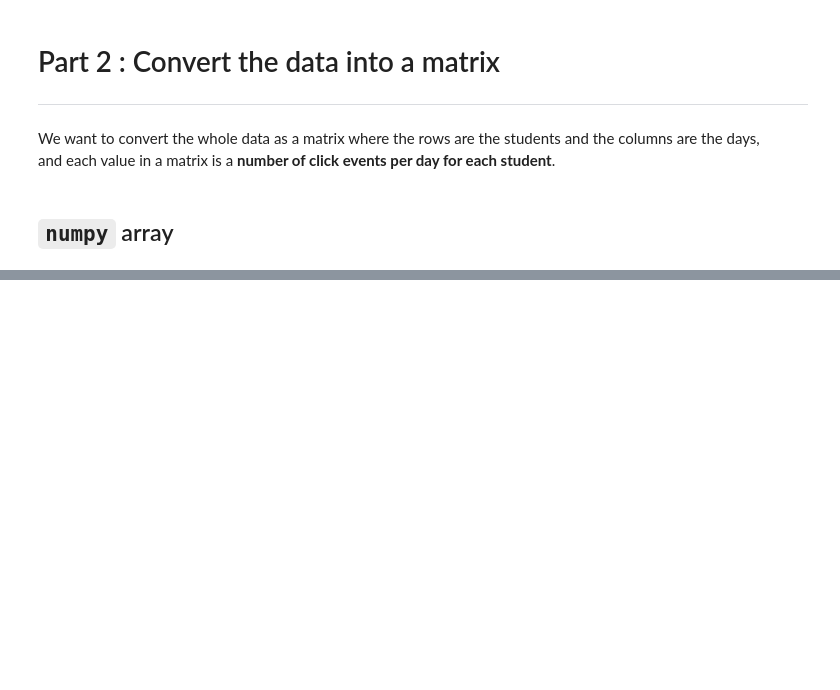
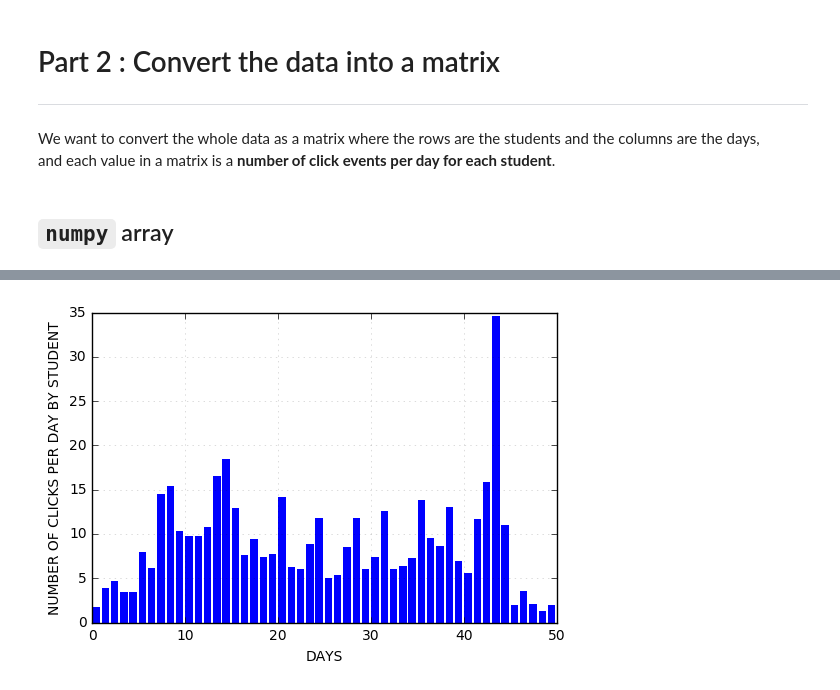
Before and after one commit to jihyunp/IVLE_Clickstream_Workshop, a Jupyter notebook: IVLE_Workshop_draft.ipynb, the cells around one changed output, grey strips where cells are left out. Cells and saved outputs as stored; diff of their text form; code cells hidden in the pictures; blank space fills up the shorter version.

```diff
--- a/IVLE_Workshop_draft.ipynb
+++ b/IVLE_Workshop_draft.ipynb
@@ -300,0 +510,13 @@ for rid in data.keys():
+# %%
+avg_nclicks = np.mean(nclicks_per_day_mat, axis=0)
+fig = plt.figure(figsize=(6,4))
+plt.bar(range(max_days), avg_nclicks, linewidth=0, figure=fig)
+plt.xlabel('DAYS')
+plt.ylabel('NUMBER OF CLICKS PER DAY BY STUDENT')
+plt.grid(alpha=0.2)
+
+# Save figure
+barplot_fname = './barplot.pdf'
+plt.savefig(barplot_fname)
+# %% [output]
+[figure, added]
```
Also changed, not shown: parts of 64 cells of this notebook.
